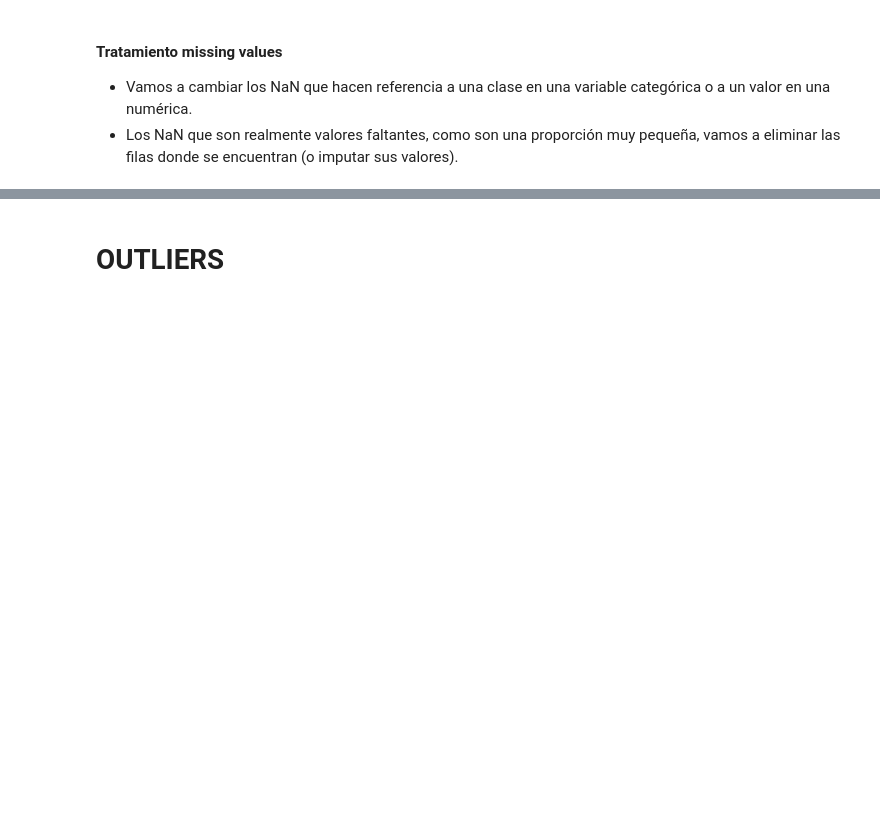
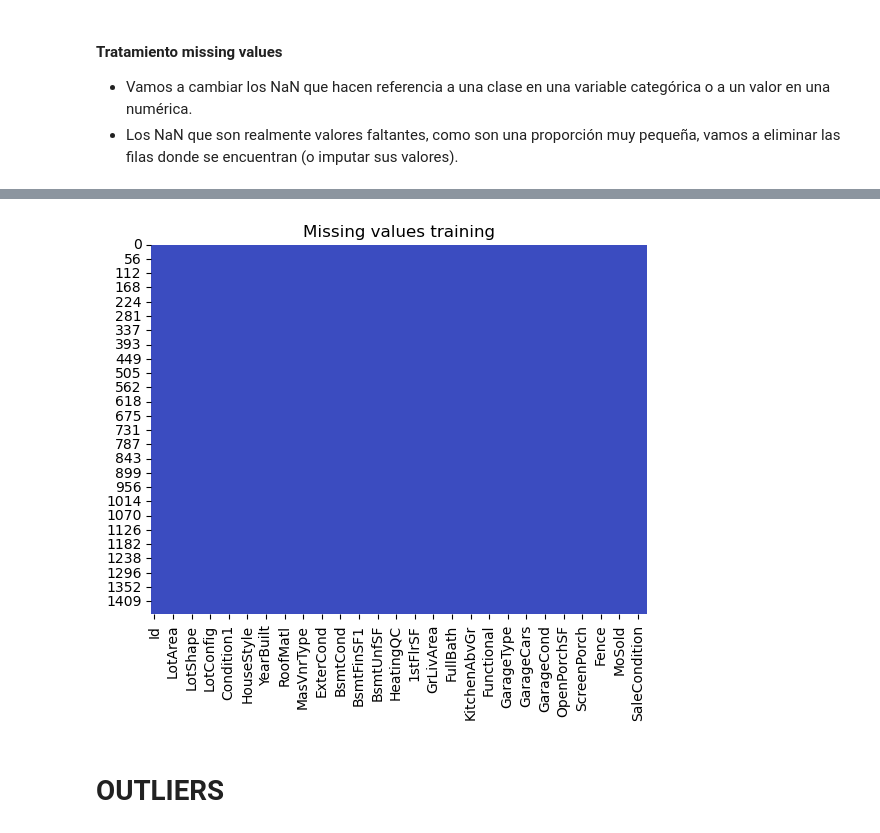
Before and after one commit to mmarzap19/SuperPoderosas, a Jupyter notebook: Mojo_jojo.ipynb, the cells around one changed output, grey strips where cells are left out. Saved outputs shown, nothing was run; the diff lists cells and outputs as text; code cells hidden in the pictures; blank space fills up the shorter version.

Commit message:
Variables nulas eliminadas (en verdad no...)

```diff
--- a/Mojo_jojo.ipynb
+++ b/Mojo_jojo.ipynb
@@ -251,14 +259,26 @@ for caract in caract_clase_NA:
 # %%
-# Tratamos los NaN reales
+# Variables con "True NaN"
+caract_nan = ['LotFrontage','MasVnrArea','Electrical','MSZoning','Utilities','Exterior1st','Exterior2nd','BsmtFinSF1','BsmtFinSF2','BsmtUnfSF','TotalBsmtSF','BsmtFullBath','BsmtHalfBath','KitchenQual','Functional','GarageCars','GarageArea','SaleType']
+
+# Borramos las filas que contienen valores NaN no equivalentes a 0
 umbral = 0.01*(train_dataset.shape[0]+test_dataset.shape[0]) # si es el 1% del total de datos se borra la fila
 
 for caract1 in caract_nan:
     if 0<train_data_null_values[caract1] <= umbral:
         train_dataset = train_dataset.dropna(subset=[caract1])
     if 0<test_data_null_values[caract1] <= umbral:
         test_dataset = test_dataset.dropna(subset=[caract1]) # borrar fila si la columna caract1 tiene NaN
 
 # FALTA ELIMINAR COLUMNAS Y/O IMPUTAR
+
+train_dataset = train_dataset.drop(columns=["LotFrontage"])
+
+matriz_train_null = train_dataset.isnull()
+sns.heatmap(matriz_train_null, cbar=False, cmap='coolwarm')
+plt.title("Missing values training")
+plt.show()
+# %% [output]
+[figure, added]
 # %% [markdown]
 # OUTLIERS
 # %% [markdown]
```
Also changed, not shown: parts of 6 cells of this notebook.
